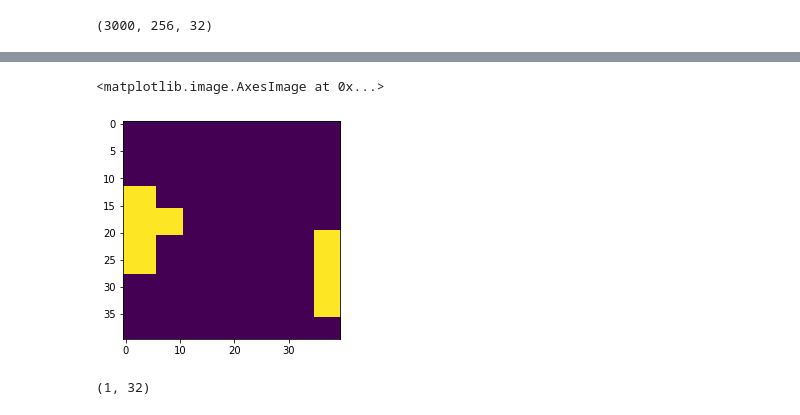
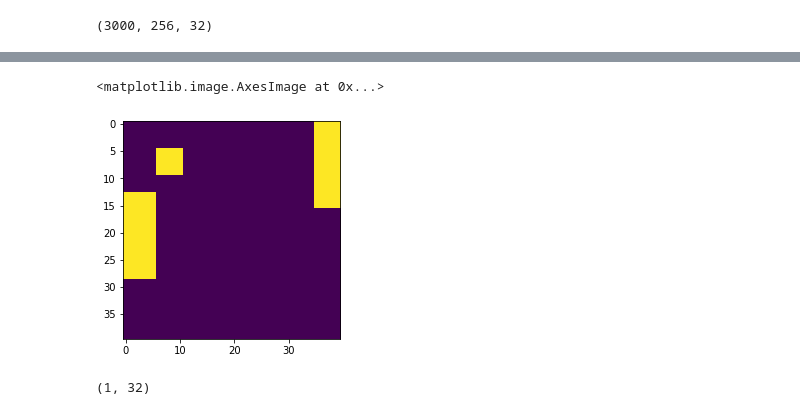
Before and after one commit to ichko/differentiable-simulation, a Jupyter notebook: world_models.ipynb, the cells around one changed output, grey strips where cells are left out. Drawn from its saved outputs; the diff is of its cells as text; code cells hidden in the pictures.

```diff
--- a/world_models.ipynb
+++ b/world_models.ipynb
@@ -214,11 +214,11 @@ Epoch 10/10
 <tensorflow.python.keras.callbacks.History at 0x...>
 # %%
-idx = 254
-game_id = 3
+idx = 250
+game_id = 4
 plt.imshow(frames[game_id][idx])
 # %% [output]
 <matplotlib.image.AxesImage at 0x...>
-[figure, old version]
+[figure, new version]
 # %%
 pred_frames, pred_done = memory_net.predict(
     x=[
```
Also changed, not shown: parts of 4 cells of this notebook.
